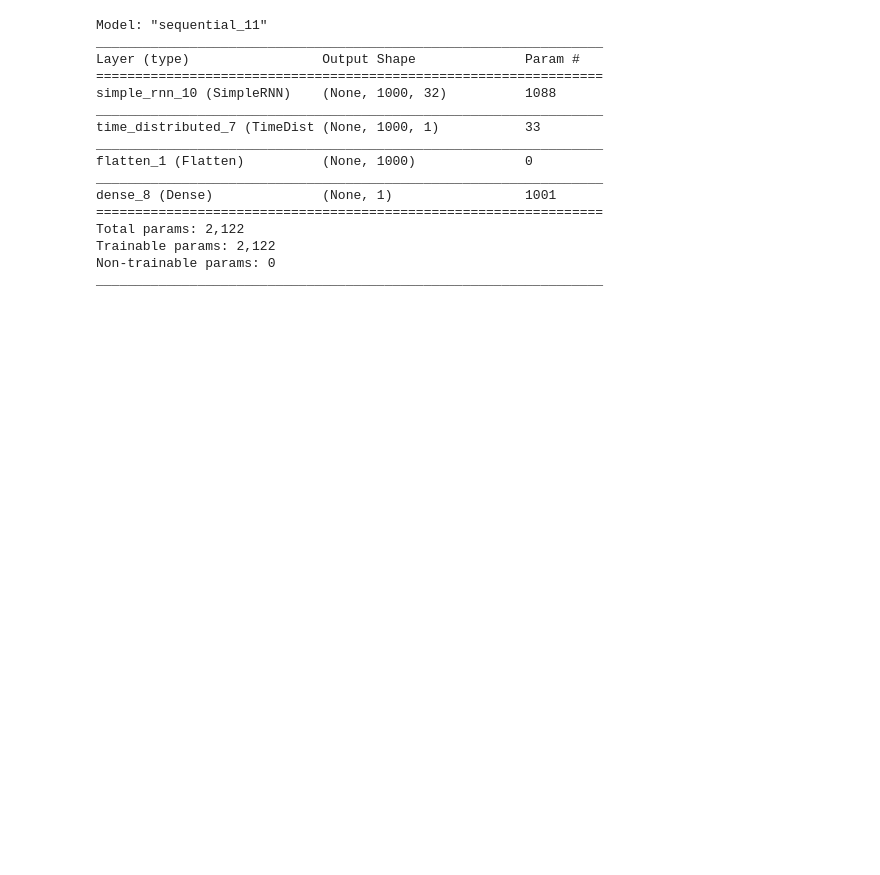
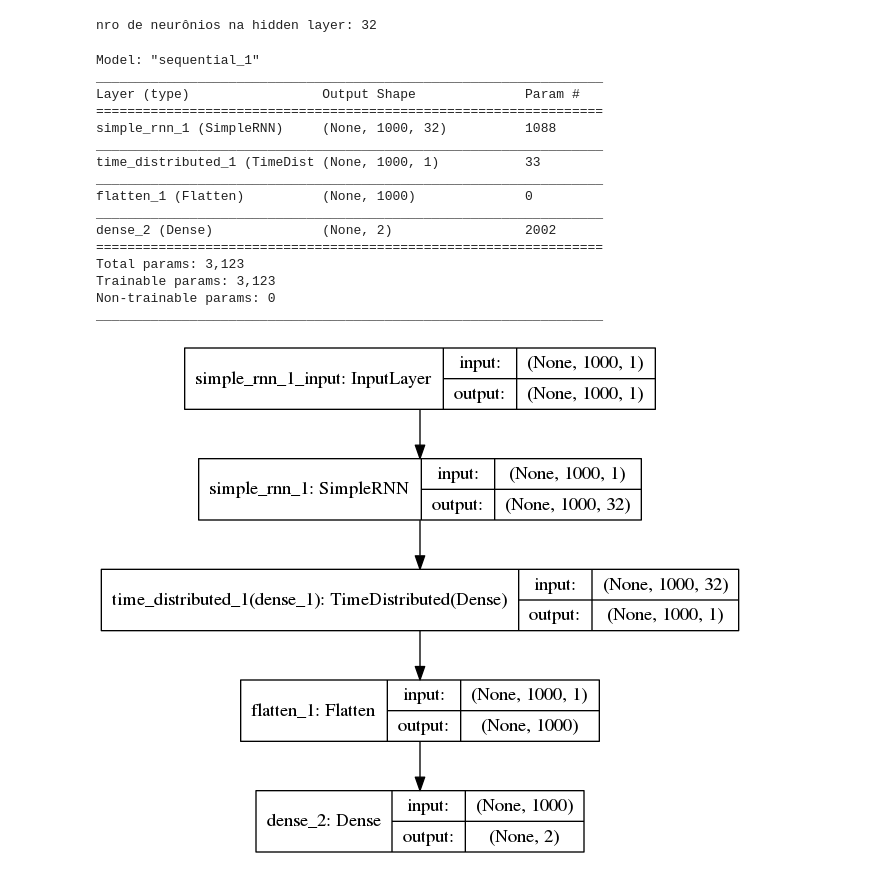
Before and after one commit to Alec-ryo/gymEnduro, a Jupyter notebook: SignalDatabase/Classify_signal_elman_network.ipynb, the cells around one changed output. Cells and saved outputs as stored; diff of their text form; code cells hidden in the pictures; blank space fills up the shorter version.

Commit message:
Implementação do elman network com duas saídas

```diff
--- a/SignalDatabase/Classify_signal_elman_network.ipynb
+++ b/SignalDatabase/Classify_signal_elman_network.ipynb
@@ -24,31 +50,46 @@ y = np.array(f50_100_target)
+# %%
+import math
+n_input_layer = 1000
+n_output_layer = 1
+n_hidden_layer = round(math.sqrt((n_input_layer*n_output_layer)))
+print("nro de neurônios na hidden layer:", n_hidden_layer)
+# %% [output]
+nro de neurônios na hidden layer: 32
 # %%
 model=Sequential()
-model.add(SimpleRNN(units=32,
+model.add(SimpleRNN(units=n_hidden_layer,
                     input_shape=(1000,1),
                     return_sequences=True,
                     activation="relu"))
 model.add(TimeDistributed(Dense(1)))
 model.add(Flatten())
-model.add(Dense(1, activation='sigmoid'))
+model.add(Dense(2, activation='sigmoid'))
 model.compile(loss = 'mse', optimizer = 'rmsprop')
 model.summary()
 # %% [output]
-Model: "sequential_11"
+Model: "sequential_1"
 _________________________________________________________________
 Layer (type)                 Output Shape              Param #
 =================================================================
-simple_rnn_10 (SimpleRNN)    (None, 1000, 32)          1088
+simple_rnn_1 (SimpleRNN)     (None, 1000, 32)          1088
 _________________________________________________________________
-time_distributed_7 (TimeDist (None, 1000, 1)           33
+time_distributed_1 (TimeDist (None, 1000, 1)           33
 _________________________________________________________________
 flatten_1 (Flatten)          (None, 1000)              0
 _________________________________________________________________
-dense_8 (Dense)              (None, 1)                 1001
+dense_2 (Dense)              (None, 2)                 2002
 =================================================================
-Total params: 2,122
-Trainable params: 2,122
+Total params: 3,123
+Trainable params: 3,123
 Non-trainable params: 0
 _________________________________________________________________
+# %%
+from keras.utils.vis_utils import plot_model
+import graphviz
+from interface import implements, Interface
+plot_model(model, to_file='model_plot.png', show_shapes=True, show_layer_names=True)
+# %% [output]
+[figure, added]
 # %%
 model.fit(X, y, epochs = 100, batch_size = 32)
 # %% [output]
```
Also changed, not shown: parts of 9 cells of this notebook, 1 other file.
